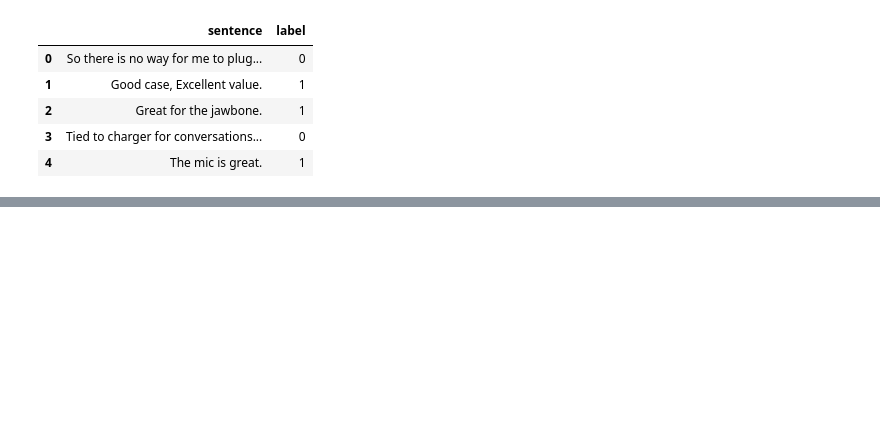
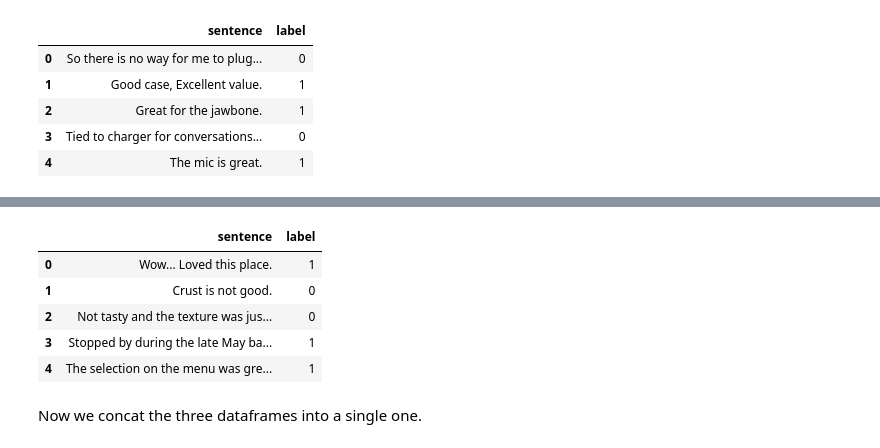
Before and after one commit to cjhammons/Sentence-Sentiment-Analysis-of-Reviews, a Jupyter notebook: report.ipynb, the cells around one changed output, grey strips where cells are left out. Cells and saved outputs as stored; diff of their text form; code cells hidden in the pictures; blank space fills up the shorter version.

```diff
--- a/report.ipynb
+++ b/report.ipynb
@@ -44,0 +52,16 @@ df.head()
+# %%
+with open('data/yelp_labelled.txt') as f:
+    reader = csv.reader(f, delimiter='\t')
+    yelp = list(reader)
+
+yelp_df = pd.DataFrame(yelp, columns=['sentence', 'label'])
+yelp_df.head()
+# %% [output]
+|  | sentence | label |
+| 0 | Wow... Loved this place. | 1 |
+| 1 | Crust is not good. | 0 |
+| 2 | Not tasty and the texture was jus... | 0 |
+| 3 | Stopped by during the late May ba... | 1 |
+| 4 | The selection on the menu was gre... | 1 |
+# %% [markdown]
+Now we concat the three dataframes into a single one.
```
Also changed, not shown: parts of 30 cells of this notebook.
